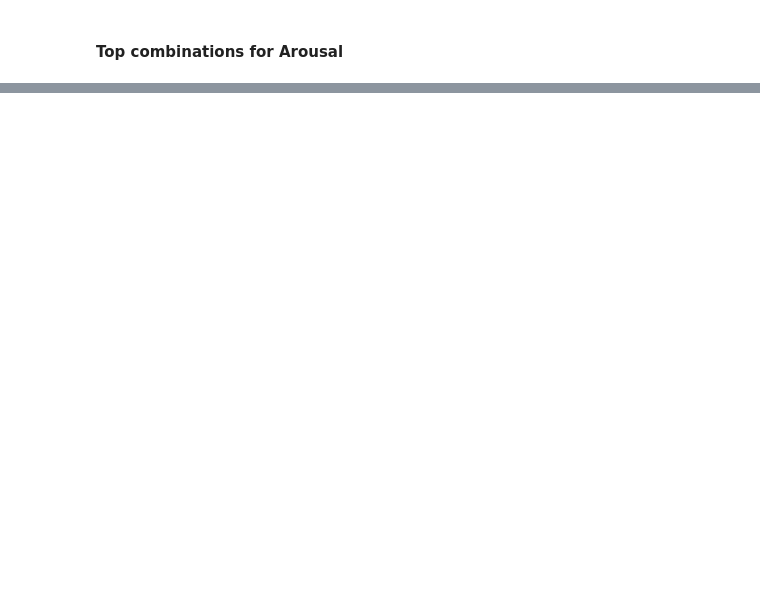
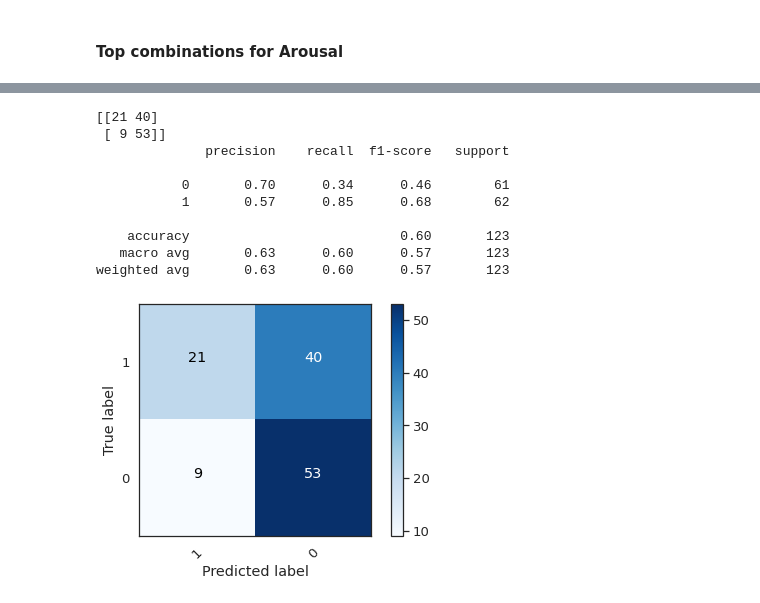
Before and after one commit to tuengominh/deap-eeg-classification, a Jupyter notebook: eeg_based_emotion_classification.ipynb, the cells around one changed output, grey strips where cells are left out. Cells and saved outputs as stored; diff of their text form; code cells hidden in the pictures; blank space fills up the shorter version.

```diff
--- a/eeg_based_emotion_classification.ipynb
+++ b/eeg_based_emotion_classification.ipynb
@@ -1656,0 +1605,14 @@ weighted avg       0.67      0.67      0.67       123
+# %%
+plot_cm('alpha', 'parietal', 'arousal', 'svm')
+# %% [output]
+[[21 40]
+ [ 9 53]]
+              precision    recall  f1-score   support
+
+           0       0.70      0.34      0.46        61
+           1       0.57      0.85      0.68        62
+
+    accuracy                           0.60       123
+   macro avg       0.63      0.60      0.57       123
+weighted avg       0.63      0.60      0.57       123
+[figure, added]
```
Also changed, not shown: parts of 44 cells of this notebook.
